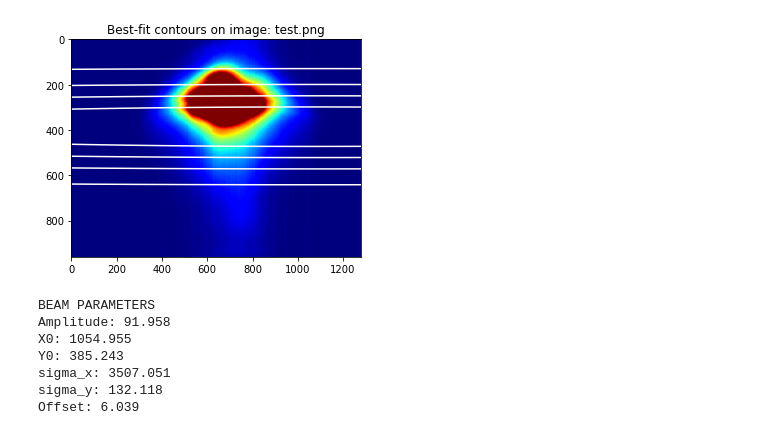
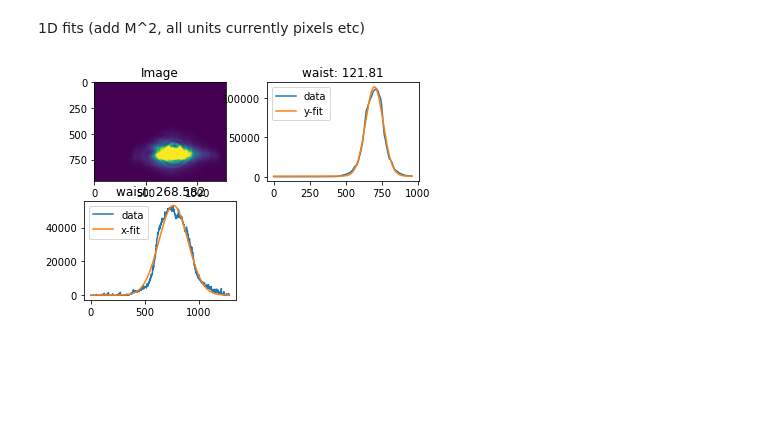
Before and after one commit to Fletcher-Labs/image-processing, a Jupyter notebook: beam-profiling/BeamFitter.ipynb, the cells around one changed output. Cells and saved outputs as stored; diff of their text form; code cells hidden in the pictures; blank space fills up the shorter version.

```diff
--- a/beam-profiling/BeamFitter.ipynb
+++ b/beam-profiling/BeamFitter.ipynb
@@ -50,4 +49,11 @@ RuntimeError: Optimal parameters not found: Number of calls to function has reac
 # %%
+# Fit data
+
+#amplitude, xo, yo, sigma_x, sigma_y, offset
+initial_guess = (150,750,700,150,150,10)
+
+popt, pcov = opt.curve_fit(twoD_Gaussian, (x, y), np.ravel(data), p0=initial_guess)
+
 # plot fit
 
 data_fitted = twoD_Gaussian((x, y), *popt)
@@ -59,18 +65,40 @@ plt.title('Best-fit contours on image: '+im_name)
 plt.show();
 
 print('BEAM PARAMETERS')
-print('Amplitude:',round(popt[0],3))
+print('Amplitude:',round(popt[0],3)) #convert to instensity/power
 print('X0:',round(popt[1],3))
 print('Y0:',round(popt[2],3))
-print('sigma_x:',round(popt[3],3))
+print('sigma_x:',round(popt[3],3)) #convert to waist
 print('sigma_y:',round(popt[4],3))
 print('Offset:',round(popt[5],3))
-# %% [output]
-[figure, removed]
-BEAM PARAMETERS
-Amplitude: 91.958
-X0: 1054.955
-Y0: 385.243
-sigma_x: 3507.051
-sigma_y: 132.118
-Offset: 6.039
+# %% [markdown]
+1D fits (add M^2, all units currently pixels etc)
+# %%
+#Trying x and y separately
+Ix = np.transpose(np.sum(data, axis=0))
+Iy = np.transpose(np.sum(data, axis=1))
+
+xparams, xcov = opt.curve_fit(gauss, x0, Ix,p0=[min(Ix),max(Ix),np.argmax(Ix),100])
+fit_Ix = gauss(x0, *xparams)
+
+yparams, ycov = opt.curve_fit(gauss, y0, Iy,p0=[min(Iy),max(Iy),np.argmax(Iy),100])
+fit_Iy = gauss(y0, *yparams)
+
+#Plot
+plt.subplot(2,2,1)
+plt.imshow(data)
+plt.title('Image')
+
+plt.subplot(2,2,3)
+plt.plot(x0, Ix, label='data')
+plt.plot(x0, fit_Ix, '-', label='x-fit')
+plt.title('waist: '+str(2*round(xparams[3],3)))
+plt.legend();
+
+plt.subplot(2,2,2)
+plt.plot(y0, Iy, label='data')
+plt.plot(y0, fit_Iy, '-', label='y-fit')
+plt.title('waist: '+str(2*round(yparams[3],3)))
+plt.legend();
+# %% [output]
+[figure, added]
```
Also changed, not shown: parts of 7 cells of this notebook, 1 other file.
